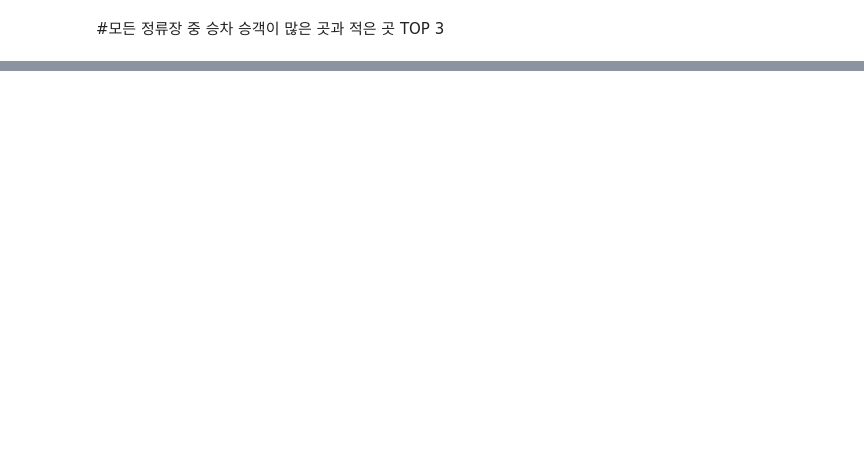
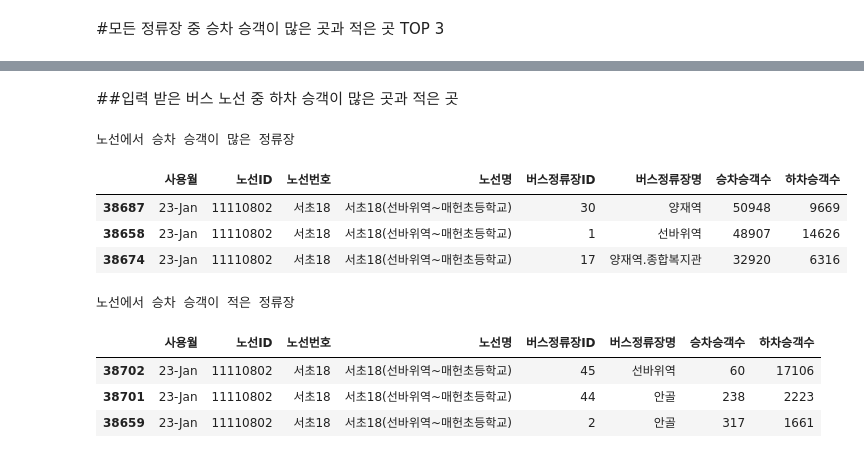
Before and after one commit to aguywhohasADHD/python_project, a Jupyter notebook: project/Untitled1.ipynb, the cells around one changed output, grey strips where cells are left out. Saved outputs shown, nothing was run; the diff lists cells and outputs as text; code cells hidden in the pictures; blank space fills up the shorter version.

```diff
--- a/project/Untitled1.ipynb
+++ b/project/Untitled1.ipynb
@@ -492,0 +285,21 @@ display(sorted_df2[:3])
+# %% [markdown]
+##입력 받은 버스 노선 중 하차 승객이 많은 곳과 적은 곳
+# %%
+df2=df[df['노선번호']==bus_name]
+sorted_df=df2.sort_values(by='승차승객수',ascending=False)
+sorted_df2=df2.sort_values(by='승차승객수')
+print('노선에서 승차 승객이 많은 정류장')
+display(sorted_df[:3])
+print('노선에서 승차 승객이 적은 정류장')
+display(sorted_df2[:3])
+# %% [output]
+노선에서 승차 승객이 많은 정류장
+|  | 사용월 | 노선ID | 노선번호 | 노선명 | 버스정류장ID | 버스정류장명 | 승차승객수 | 하차승객수 |
+| 38687 | 23-Jan | 11110802 | 서초18 | 서초18(선바위역~매헌초등학교) | 30 | 양재역 | 50948 | 9669 |
+| 38658 | 23-Jan | 11110802 | 서초18 | 서초18(선바위역~매헌초등학교) | 1 | 선바위역 | 48907 | 14626 |
+| 38674 | 23-Jan | 11110802 | 서초18 | 서초18(선바위역~매헌초등학교) | 17 | 양재역.종합복지관 | 32920 | 6316 |
+노선에서 승차 승객이 적은 정류장
+|  | 사용월 | 노선ID | 노선번호 | 노선명 | 버스정류장ID | 버스정류장명 | 승차승객수 | 하차승객수 |
+| 38702 | 23-Jan | 11110802 | 서초18 | 서초18(선바위역~매헌초등학교) | 45 | 선바위역 | 60 | 17106 |
+| 38701 | 23-Jan | 11110802 | 서초18 | 서초18(선바위역~매헌초등학교) | 44 | 안골 | 238 | 2223 |
+| 38659 | 23-Jan | 11110802 | 서초18 | 서초18(선바위역~매헌초등학교) | 2 | 안골 | 317 | 1661 |
```
Also changed, not shown: parts of 14 cells of this notebook.
